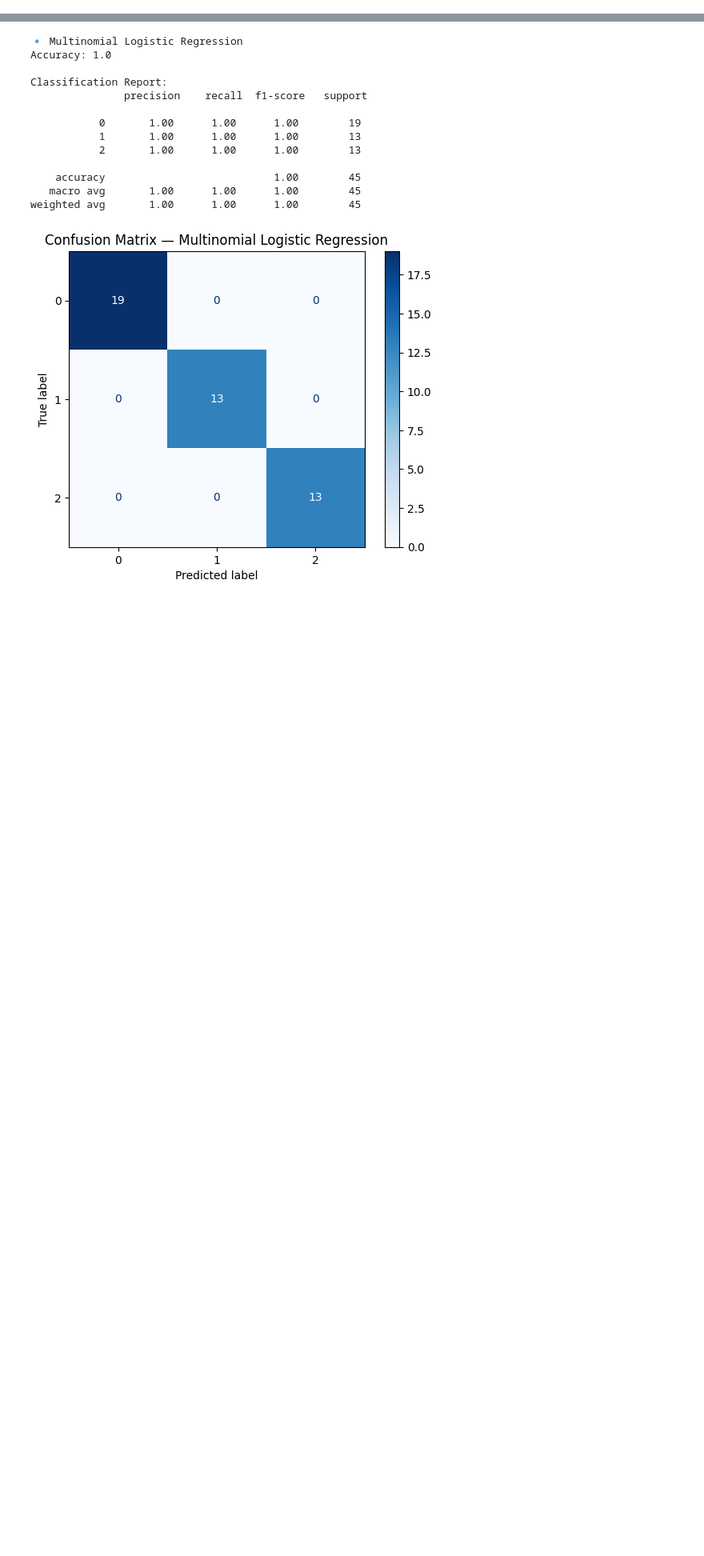
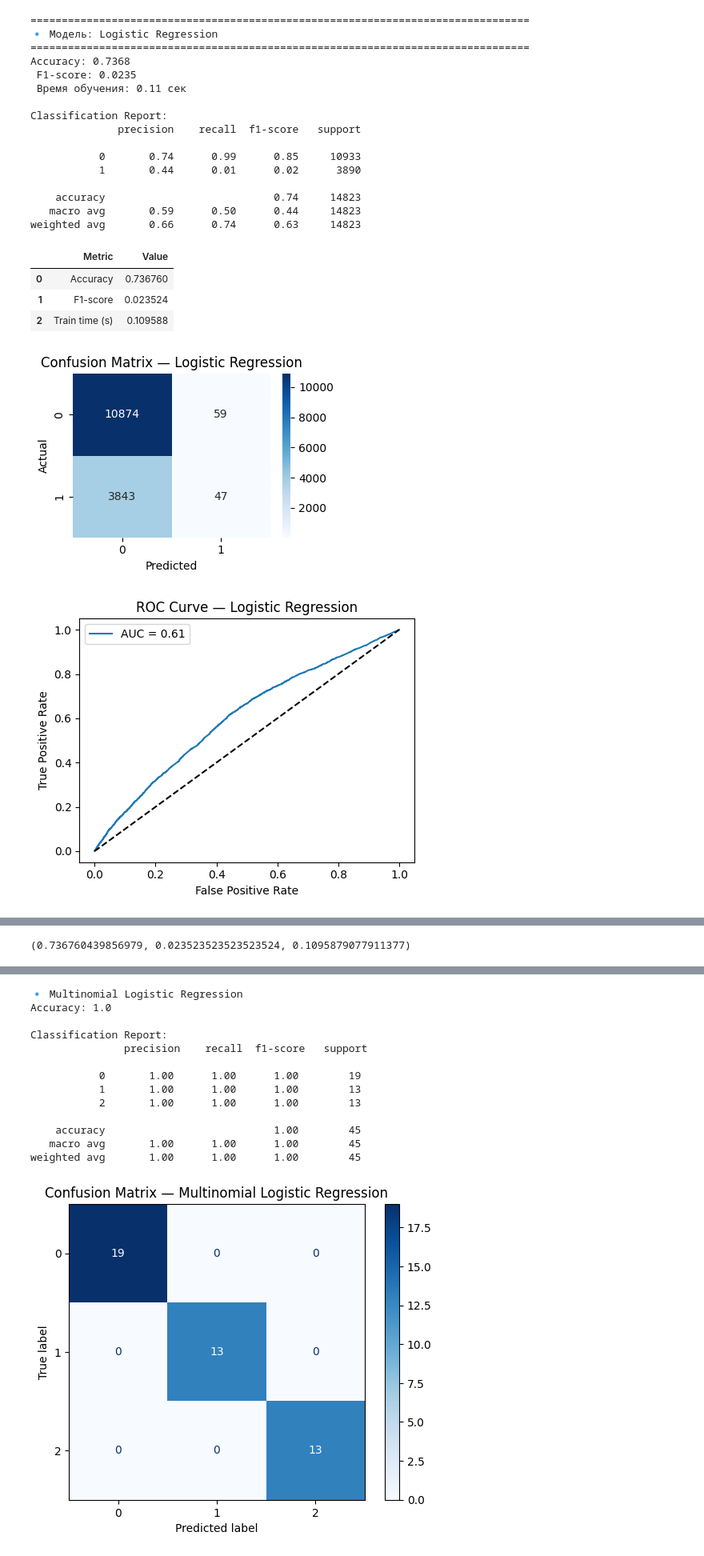
Before and after one commit to aigerim1q/Assignment-BT2, a Jupyter notebook: Classification.ipynb, the cells around one changed output, grey strips where cells are left out. Shown at 80% size. Drawn from its saved outputs; the diff is of its cells as text; code cells hidden in the pictures; blank space fills up the shorter version.

```diff
--- a/Classification.ipynb
+++ b/Classification.ipynb
@@ -283,0 +121,3 @@ print("Предобработка для мультикласса заверше
+# %%
+bool_imputer = SimpleImputer(strategy='constant', fill_value=0)
+X_bool = bool_imputer.fit_transform(df[bool_cols]) if len(bool_cols)>0 else np.empty((len(df),0))
@@ -283,0 +126,3 @@ print("Предобработка для мультикласса заверше
+# %%
+X = np.hstack([X_num, X_bool]) if X_bool.size else X_num
+y = df[target_col].astype(int).values
@@ -283,0 +131,6 @@ print("Предобработка для мультикласса заверше
+# %%
+scaler = StandardScaler()
+if X.shape[1] > 0:
+    X_scaled = scaler.fit_transform(X)
+else:
+    raise ValueError("Нет выбранных признаков для обучения — проверь num_cols/bool_cols")
@@ -283,0 +139,13 @@ print("Предобработка для мультикласса заверше
+# %%
+X_train, X_test, y_train, y_test = train_test_split(X_scaled, y, test_size=0.2, random_state=42, stratify=y)
+
+print("\n Предобработка завершена.")
+print("Train shape:", X_train.shape, "Test shape:", X_test.shape)
+print("Target class distribution (train):")
+(unique, counts) = np.unique(y_train, return_counts=True)
+print(dict(zip(unique, counts)))
+
+print("\n=== Фрагменты датасета после очистки (первые 5 строк признаков) ===")
+display(pd.DataFrame(X_train, columns = [*num_cols, *bool_cols]).head())
+print("\n=== Примеры целевой переменной ===")
+display(pd.Series(y_train).value_counts().to_frame('count'))
@@ -283,0 +253,26 @@ print("Предобработка для мультикласса заверше
+# %%
+lr = LogisticRegression(max_iter=1000, random_state=42)
+evaluate_and_plot(lr, "Logistic Regression", X_train, X_test, y_train, y_test)
+# %% [output]
+================================================================================
+🔹 Модель: Logistic Regression
+================================================================================
+Accuracy: 0.7368
+ F1-score: 0.0235
+ Время обучения: 0.11 сек
+
+Classification Report:
+              precision    recall  f1-score   support
+
+           0       0.74      0.99      0.85     10933
+           1       0.44      0.01      0.02      3890
+
+    accuracy                           0.74     14823
+   macro avg       0.59      0.50      0.44     14823
+weighted avg       0.66      0.74      0.63     14823
+|  | Metric | Value |
+| 0 | Accuracy | 0.736760 |
+| 1 | F1-score | 0.023524 |
+| 2 | Train time (s) | 0.109588 |
+[figure, added]
+[figure, added]
@@ -283,0 +280 @@ print("Предобработка для мультикласса заверше
+(0.736760439856979, 0.023523523523523524, 0.1095879077911377)
```
Also changed, not shown: parts of 66 cells of this notebook.
